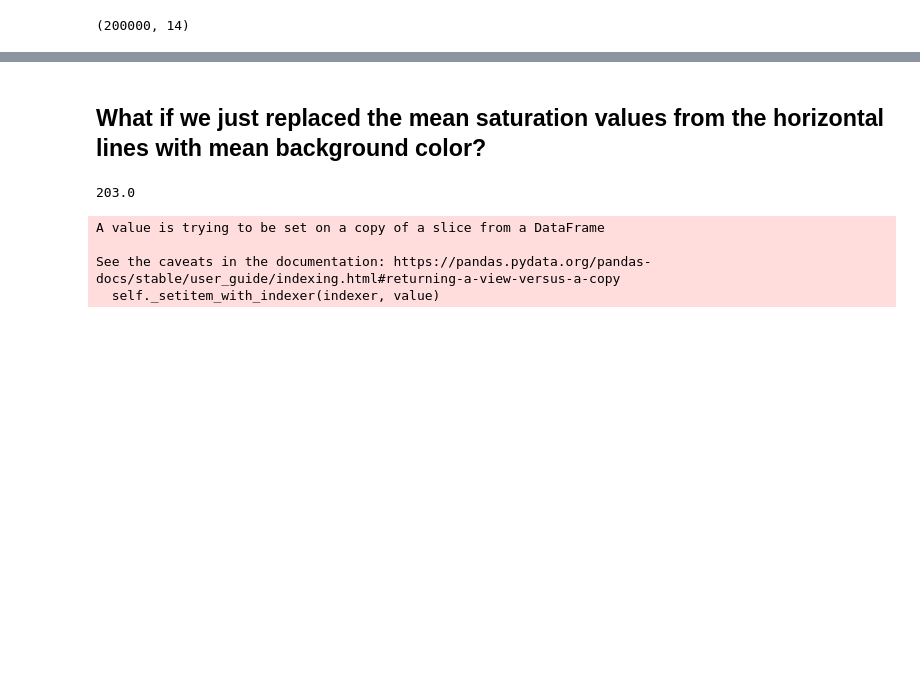
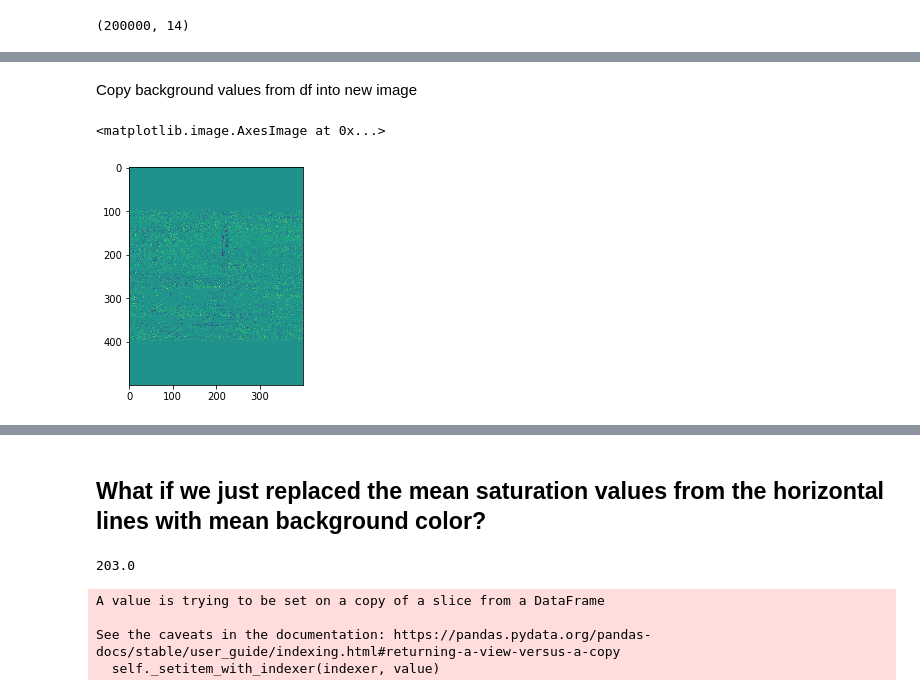
Before and after one commit to MegansColorado/Lined_Boats, a Jupyter notebook: Image_exploration.ipynb, the cells around one changed output, grey strips where cells are left out. Drawn from its saved outputs; the diff is of its cells as text; code cells hidden in the pictures; blank space fills up the shorter version.

```diff
--- a/Image_exploration.ipynb
+++ b/Image_exploration.ipynb
@@ -419,0 +458,5 @@ array([[-0.87888924,  2.79026944, -3.01201622,  0.66064436, -0.90639511,
+# %%
+new_image = np.zeros(shape = sketch_grey.shape)
+new_image += df[['labels','grey']].groupby('labels').mean().loc[background_cluster]
+#new_image += df[['labels','grey']].groupby('labels').mean().loc[2]
+new_image
@@ -419,0 +477,11 @@ array([[-0.87888924,  2.79026944, -3.01201622,  0.66064436, -0.90639511,
+# %% [markdown]
+Copy background values from df into new image
+# %%
+for _, row in df[df['labels']==background_cluster].iterrows():
+#for _, row in df[df['labels']==2].iterrows():
+    new_image[int(row['y']),int(row['x'])] = row['grey']
+
+plt.imshow(new_image)
+# %% [output]
+<matplotlib.image.AxesImage at 0x...>
+[figure, added]
```
Also changed, not shown: parts of 24 cells of this notebook, 5 other files.
